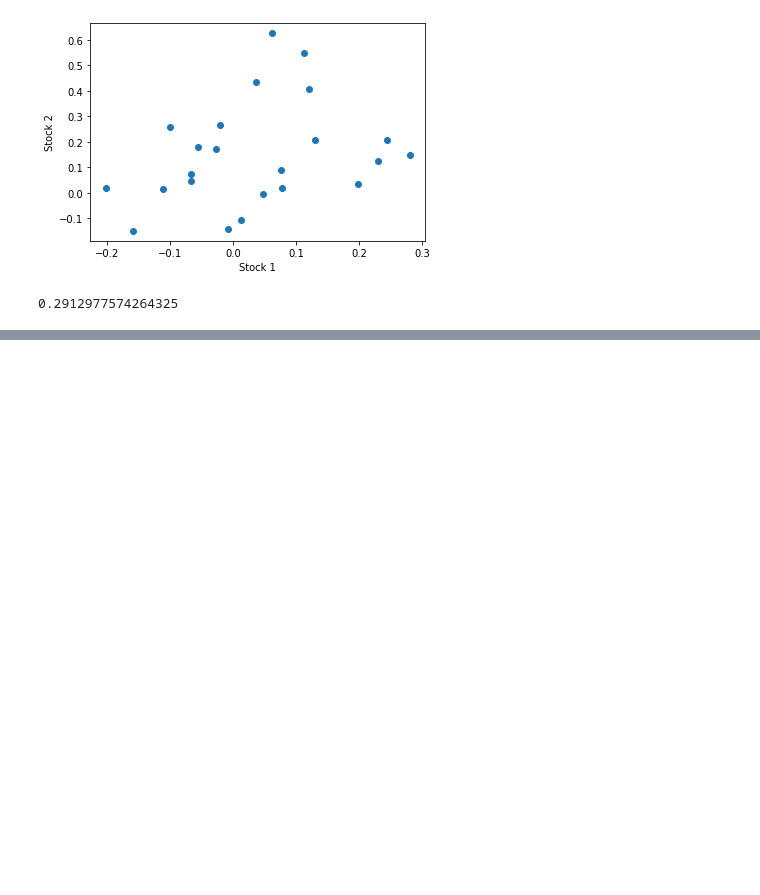
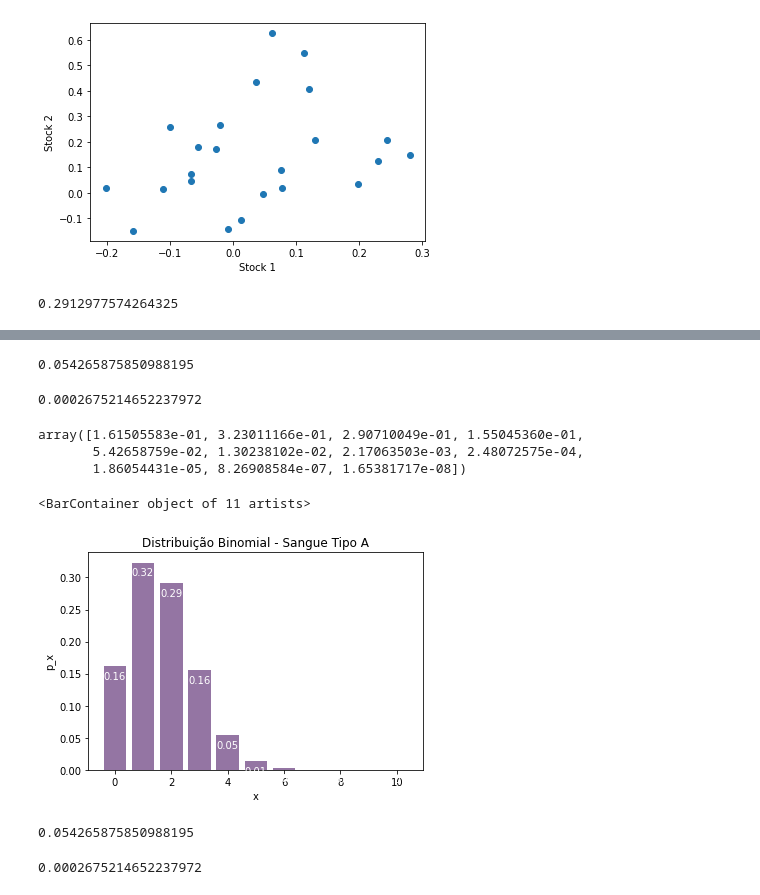
Before and after one commit to JoaoDiamantino/statistics_python, a Jupyter notebook: Statistics_I_USP.ipynb, the cells around one changed output, grey strips where cells are left out. Saved outputs shown, nothing was run; the diff lists cells and outputs as text; code cells hidden in the pictures; blank space fills up the shorter version.

```diff
--- a/Statistics_I_USP.ipynb
+++ b/Statistics_I_USP.ipynb
@@ -217,0 +232,63 @@ np.corrcoef(df2['stock1'], df2['stock2'])[0,1]
+# %%
+# Binomial Distribution
+
+#a)
+from scipy.stats import binom
+
+
+binom.pmf(4,10,1/6)  #parameter1: x-sucess= 4 moves, parameter2: n- moves = 10 moves,
+#parameter3: p-prob of one sucess = 1/6
+# %% [output]
+0.054265875850988195
+# %%
+import numpy as np
+#b) P(X>7) = P(X=7) + P(X=8) + P(X=9) + P(X=10)
+
+state = np.arange(4)
+distFunc = [binom.pmf(7+i,10,1/6) for i in state]
+
+#parameter1: x-sucess= 7,8,9,10 moves, parameter2: n- moves = 10 moves, #parameter3: p-prob of one sucess = 1/6
+
+sum(distFunc)
+# %% [output]
+0.0002675214652237972
+# %%
+# Alternative Solution
+
+n = 10
+
+p = 1/6 #probability that an experiment will be successful
+
+x = range(0,n+1) # values of x =0,1,2,3,4,5,6,7,8,9,10
+
+p_x = binom.pmf(x,n,p) # distribution
+
+p_x
+# %% [output]
+array([1.61505583e-01, 3.23011166e-01, 2.90710049e-01, 1.55045360e-01,
+       5.42658759e-02, 1.30238102e-02, 2.17063503e-03, 2.48072575e-04,
+       1.86054431e-05, 8.26908584e-07, 1.65381717e-08])
+# %%
+# plotting the distribution
+
+import matplotlib.pyplot as plt
+
+plt.xlabel('x')
+plt.ylabel('p_x')
+for a,b in zip(x, p_x):
+    plt.text(a-0.4, b-0.02, str(round(b,2)), color='white')
+plt.title('Distribuição Binomial - Sangue Tipo A')
+plt.bar(x,p_x,color = (0.3,0.1,0.4,0.6))
+# %% [output]
+<BarContainer object of 11 artists>
+[figure, added]
+# %%
+# P(X=4)
+p_x[4]
+# %% [output]
+0.054265875850988195
+# %%
+# P(X>7)
+p_x[7] +p_x[8] + p_x[9] + p_x[10]
+# %% [output]
+0.0002675214652237972
```
Also changed, not shown: parts of 1 cell of this notebook.
